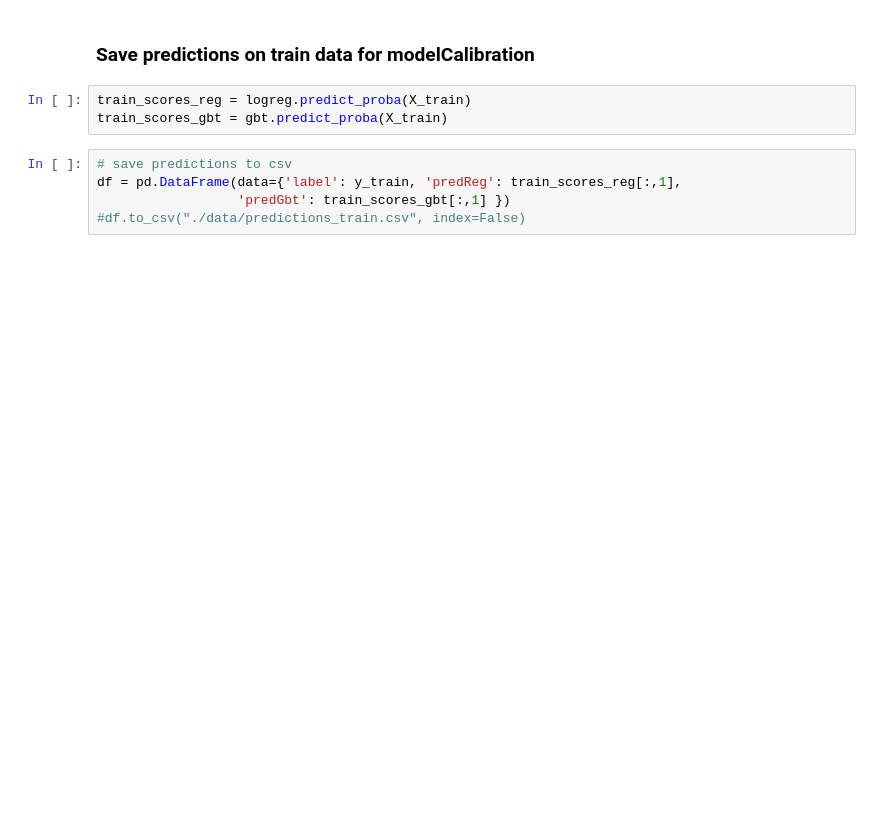
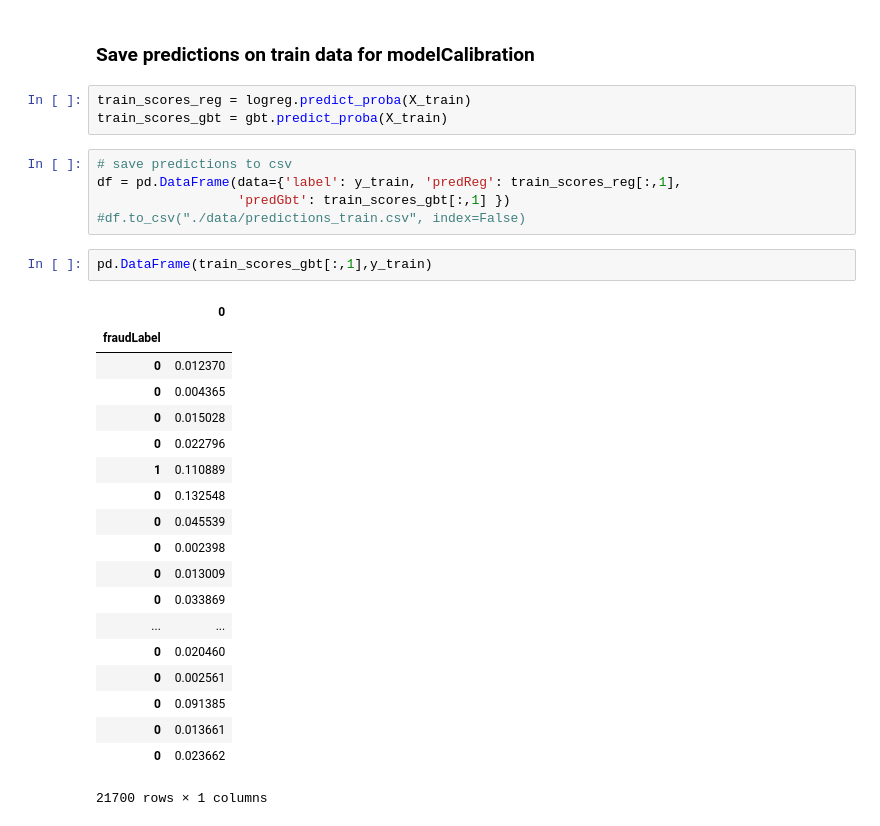
Before and after one commit to bmj-school/ref_DataScienceRetreat, a Jupyter notebook: DSR Lecture notebooks/Module X - Practical Aspects - Patrick/3-ReBalance r00.ipynb, the cells around one changed output. Saved outputs shown, nothing was run; the diff lists cells and outputs as text; blank space fills up the shorter version.

```diff
--- a/DSR Lecture notebooks/Module X - Practical Aspects - Patrick/3-ReBalance r00.ipynb
+++ b/DSR Lecture notebooks/Module X - Practical Aspects - Patrick/3-ReBalance r00.ipynb
@@ -169,3 +194,25 @@ train_scores_gbt = gbt.predict_proba(X_train)
 df = pd.DataFrame(data={'label': y_train, 'predReg': train_scores_reg[:,1],
                   'predGbt': train_scores_gbt[:,1] })
 #df.to_csv("./data/predictions_train.csv", index=False)
+# %%
+pd.DataFrame(train_scores_gbt[:,1],y_train)
+# %% [output]
+|  | 0 |
+| fraudLabel |  |
+| 0 | 0.012370 |
+| 0 | 0.004365 |
+| 0 | 0.015028 |
+| 0 | 0.022796 |
+| 1 | 0.110889 |
+| 0 | 0.132548 |
+| 0 | 0.045539 |
+| 0 | 0.002398 |
+| 0 | 0.013009 |
+| 0 | 0.033869 |
+| ... | ... |
+| 0 | 0.020460 |
+| 0 | 0.002561 |
+| 0 | 0.091385 |
+| 0 | 0.013661 |
+| 0 | 0.023662 |
+21700 rows × 1 columns
```
Also changed, not shown: parts of 16 cells of this notebook, 25 other files.
